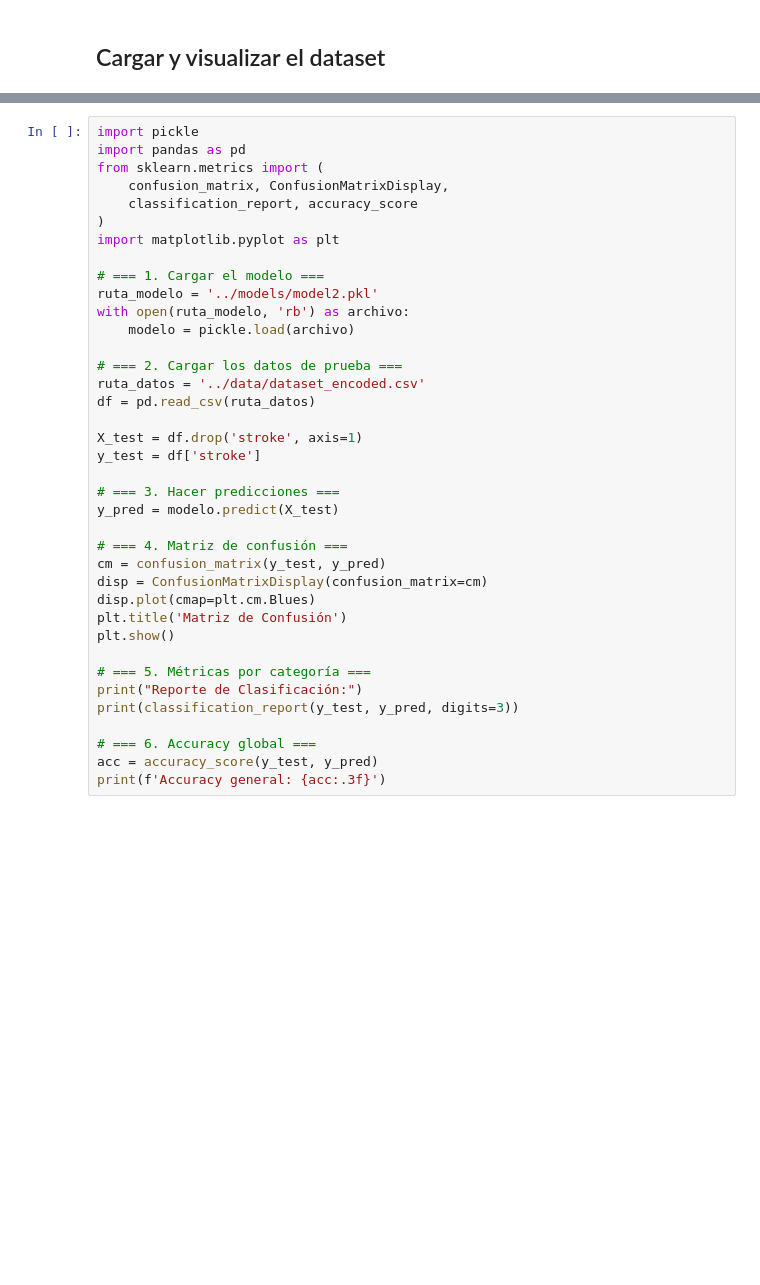
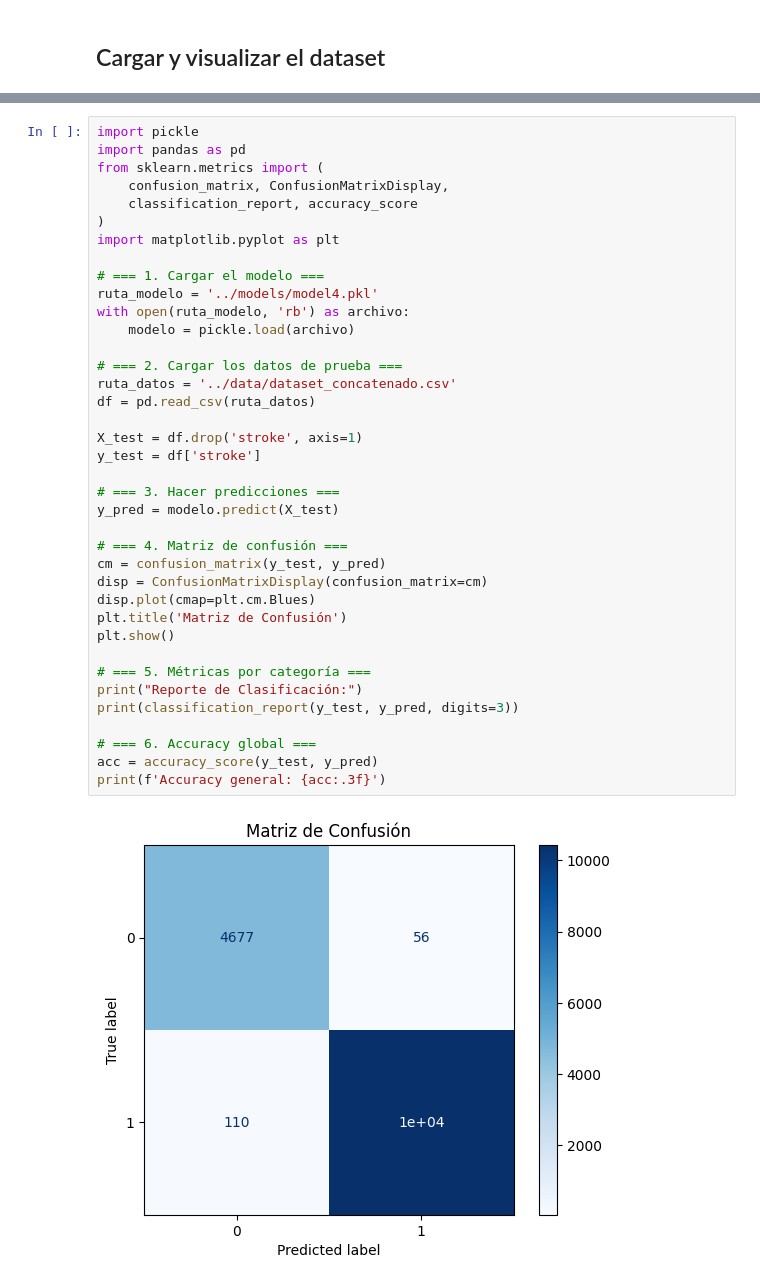
Before and after one commit to Bootcamp-IA-P4/brainstroke-navm, a Jupyter notebook: model/models.ipynb, the cells around one changed output, grey strips where cells are left out. Drawn from its saved outputs; the diff is of its cells as text; blank space fills up the shorter version.

```diff
--- a/model/models.ipynb
+++ b/model/models.ipynb
@@ -187,32 +226,33 @@ from sklearn.metrics import (
 import matplotlib.pyplot as plt
 
 # === 1. Cargar el modelo ===
-ruta_modelo = '../models/model2.pkl'
+ruta_modelo = '../models/model4.pkl'
 with open(ruta_modelo, 'rb') as archivo:
     modelo = pickle.load(archivo)
 
 # === 2. Cargar los datos de prueba ===
-ruta_datos = '../data/dataset_encoded.csv'
+ruta_datos = '../data/dataset_concatenado.csv'
 df = pd.read_csv(ruta_datos)
 
 X_test = df.drop('stroke', axis=1)
 y_test = df['stroke']
 
 # === 3. Hacer predicciones ===
 y_pred = modelo.predict(X_test)
 
 # === 4. Matriz de confusión ===
 cm = confusion_matrix(y_test, y_pred)
 disp = ConfusionMatrixDisplay(confusion_matrix=cm)
 disp.plot(cmap=plt.cm.Blues)
 plt.title('Matriz de Confusión')
 plt.show()
 
 # === 5. Métricas por categoría ===
 print("Reporte de Clasificación:")
 print(classification_report(y_test, y_pred, digits=3))
 
 # === 6. Accuracy global ===
 acc = accuracy_score(y_test, y_pred)
 print(f'Accuracy general: {acc:.3f}')
 # %% [output]
+[figure, added]
```
Also changed, not shown: parts of 12 cells of this notebook, 1 other file.
